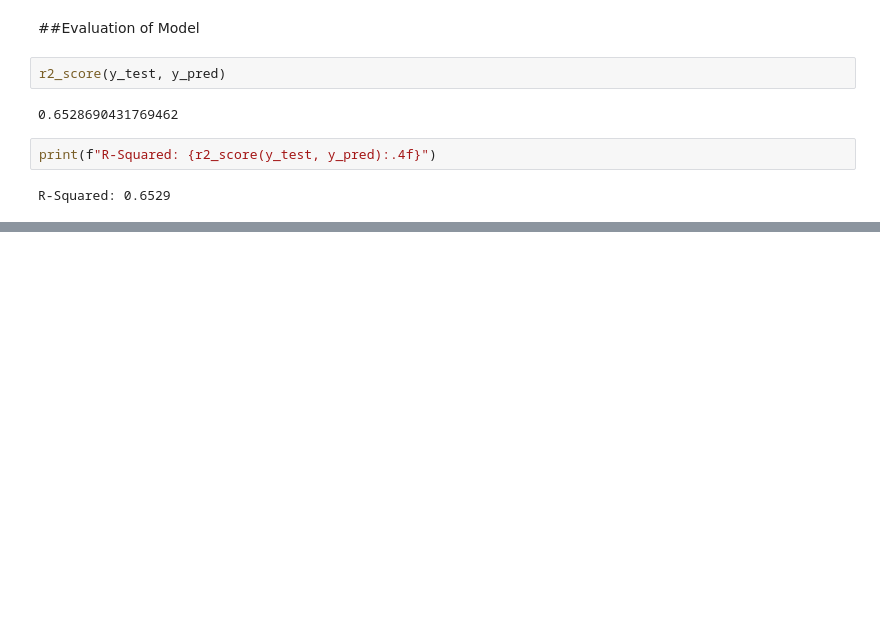
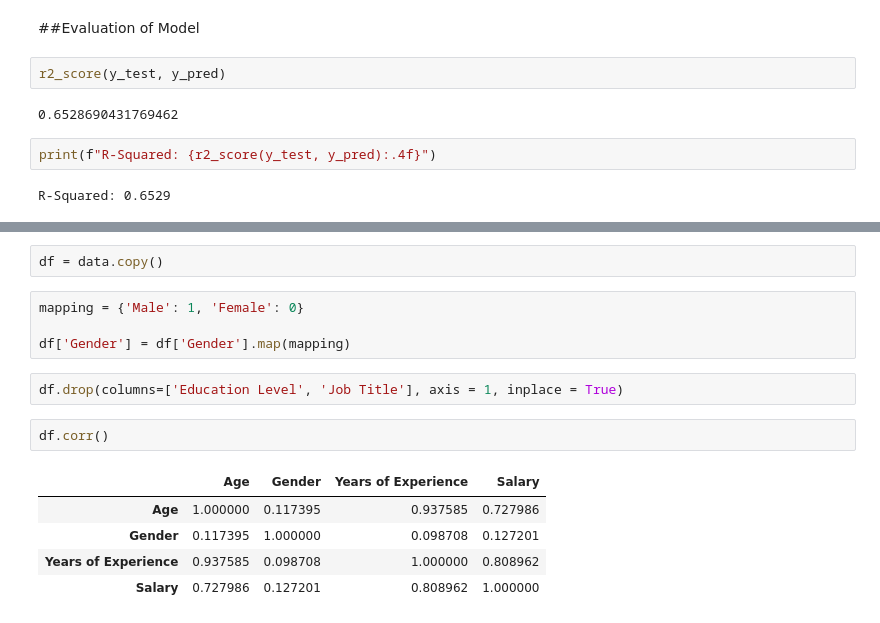
Before and after one commit to Dwivedi-1823/ML, a Jupyter notebook: Simple_LR_Practice.ipynb, the cells around one changed output, grey strips where cells are left out. Cells and saved outputs as stored; diff of their text form; blank space fills up the shorter version.

```diff
--- a/Simple_LR_Practice.ipynb
+++ b/Simple_LR_Practice.ipynb
@@ -121,0 +129,16 @@ R-Squared: 0.6529
+# %%
+df = data.copy()
+# %%
+mapping = {'Male': 1, 'Female': 0}
+
+df['Gender'] = df['Gender'].map(mapping)
+# %%
+df.drop(columns=['Education Level', 'Job Title'], axis = 1, inplace = True)
+# %%
+df.corr()
+# %% [output]
+|  | Age | Gender | Years of Experience | Salary |
+| Age | 1.000000 | 0.117395 | 0.937585 | 0.727986 |
+| Gender | 0.117395 | 1.000000 | 0.098708 | 0.127201 |
+| Years of Experience | 0.937585 | 0.098708 | 1.000000 | 0.808962 |
+| Salary | 0.727986 | 0.127201 | 0.808962 | 1.000000 |
```
Also changed, not shown: parts of 4 cells of this notebook.
